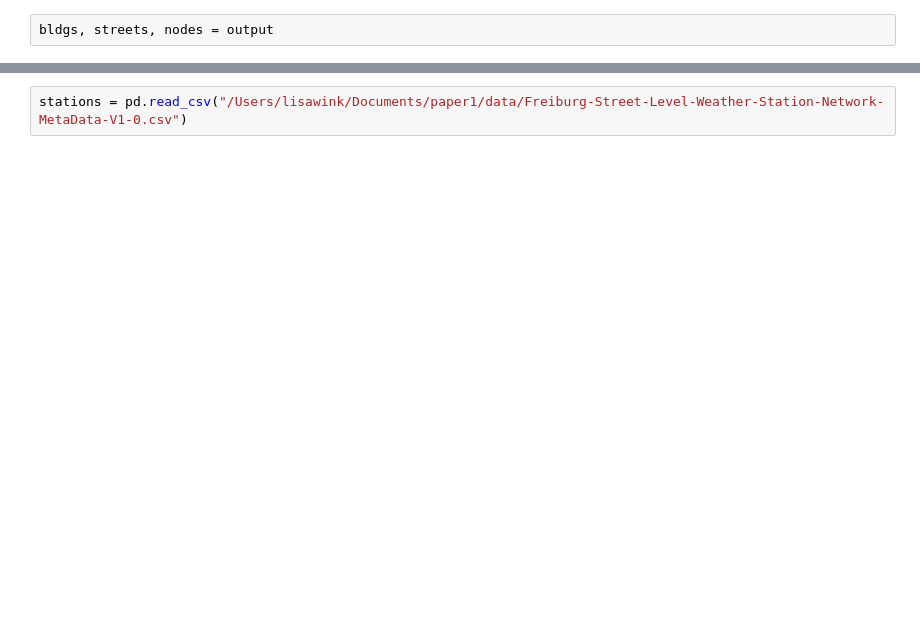
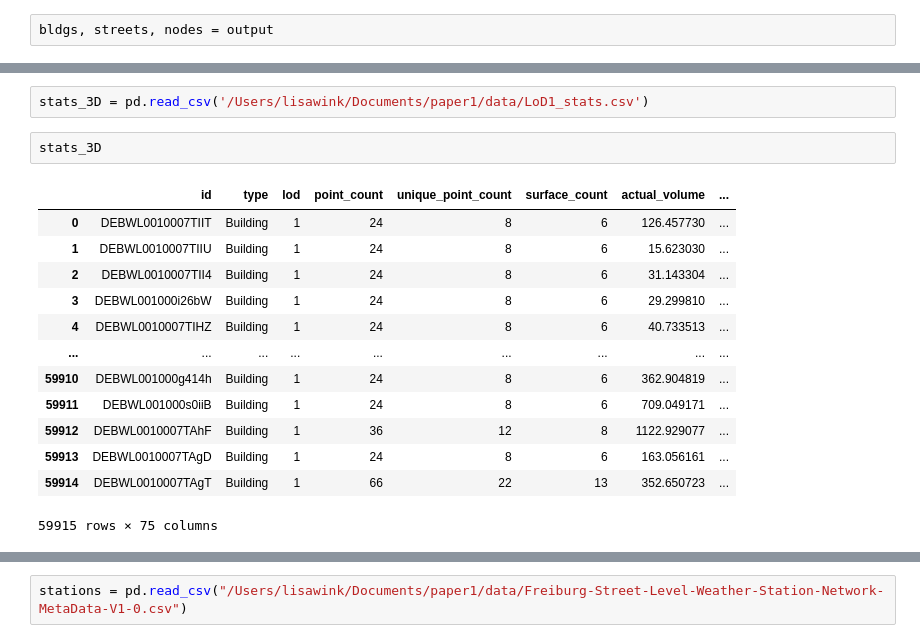
Before and after one commit to lisawink/freiburg, a Jupyter notebook: notebooks/calc_params.ipynb, the cells around one changed output, grey strips where cells are left out. Saved outputs shown, nothing was run; the diff lists cells and outputs as text; blank space fills up the shorter version.

```diff
--- a/notebooks/calc_params.ipynb
+++ b/notebooks/calc_params.ipynb
@@ -51,0 +69,18 @@ bldgs, streets, nodes = output
+# %%
+stats_3D = pd.read_csv('/Users/lisawink/Documents/paper1/data/LoD1_stats.csv')
+# %%
+stats_3D
+# %% [output]
+|  | id | type | lod | point_count | unique_point_count | surface_count | actual_volume | ... |
+| 0 | DEBWL0010007TIIT | Building | 1 | 24 | 8 | 6 | 126.457730 | ... |
+| 1 | DEBWL0010007TIIU | Building | 1 | 24 | 8 | 6 | 15.623030 | ... |
+| 2 | DEBWL0010007TII4 | Building | 1 | 24 | 8 | 6 | 31.143304 | ... |
+| 3 | DEBWL001000i26bW | Building | 1 | 24 | 8 | 6 | 29.299810 | ... |
+| 4 | DEBWL0010007TIHZ | Building | 1 | 24 | 8 | 6 | 40.733513 | ... |
+| ... | ... | ... | ... | ... | ... | ... | ... | ... |
+| 59910 | DEBWL001000g414h | Building | 1 | 24 | 8 | 6 | 362.904819 | ... |
+| 59911 | DEBWL001000s0iiB | Building | 1 | 24 | 8 | 6 | 709.049171 | ... |
+| 59912 | DEBWL0010007TAhF | Building | 1 | 36 | 12 | 8 | 1122.929077 | ... |
+| 59913 | DEBWL0010007TAgD | Building | 1 | 24 | 8 | 6 | 163.056161 | ... |
+| 59914 | DEBWL0010007TAgT | Building | 1 | 66 | 22 | 13 | 352.650723 | ... |
+59915 rows × 75 columns
```
Also changed, not shown: parts of 37 cells of this notebook, 1 other file.
